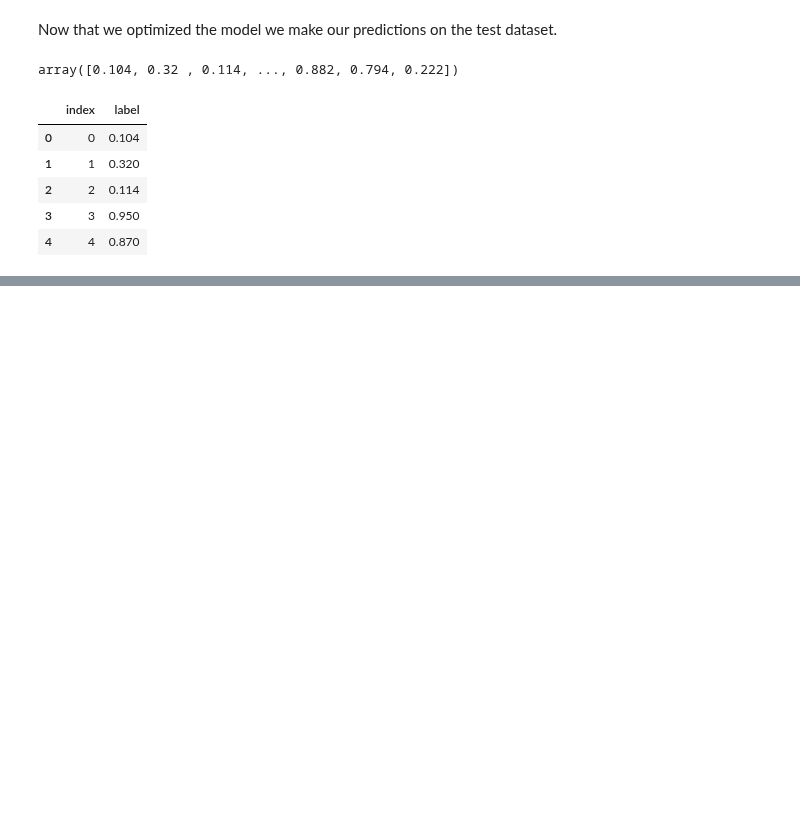
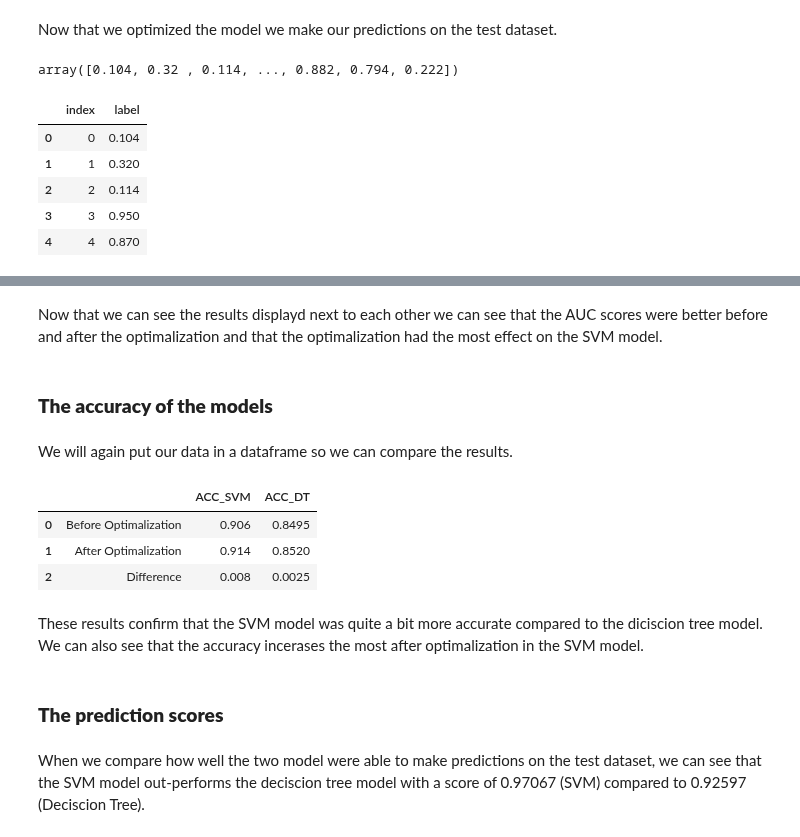
Before and after one commit to JanaDeCoster/Machine_Learning_course_UGent_D012554_kaggle, a Jupyter notebook: Kaggle_eye_blinking_prediciton.ipynb, the cells around one changed output, grey strips where cells are left out. Saved outputs shown, nothing was run; the diff lists cells and outputs as text; code cells hidden in the pictures; blank space fills up the shorter version.

```diff
--- a/Kaggle_eye_blinking_prediciton.ipynb
+++ b/Kaggle_eye_blinking_prediciton.ipynb
@@ -453,0 +479,23 @@ As we already suspected, this model scores less than the SVM model. We get a sco
+# %% [markdown]
+Now that we can see the results displayd next to each other we can see that the AUC scores were better before and after the optimalization and that the optimalization had the most effect on the SVM model.
+# %% [markdown]
+### **The accuracy of the models**
+# %% [markdown]
+We will again put our data in a dataframe so we can compare the results.
+# %%
+acc_scores = pd.DataFrame(columns = ['','ACC_SVM','ACC_DT'])
+acc_scores[''] = ['Before Optimalization', 'After Optimalization', 'Difference']
+acc_scores['ACC_SVM'] = [0.906,0.914, 0.914-0.906]
+acc_scores['ACC_DT'] = [0.8494999999999999, 0.852, 0.852-0.8494999999999999]
+acc_scores
+# %% [output]
+|  |  | ACC_SVM | ACC_DT |
+| 0 | Before Optimalization | 0.906 | 0.8495 |
+| 1 | After Optimalization | 0.914 | 0.8520 |
+| 2 | Difference | 0.008 | 0.0025 |
+# %% [markdown]
+These results confirm that the SVM model was quite a bit more accurate compared to the diciscion tree model. We can also see that the accuracy incerases the most after optimalization in the SVM model.
+# %% [markdown]
+### **The prediction scores**
+# %% [markdown]
+When we compare how well the two model were able to make predictions on the test dataset, we can see that the SVM model out-performs the deciscion tree model with a score of 0.97067 (SVM) compared to  0.92597 (Deciscion Tree).
```
Also changed, not shown: parts of 7 cells of this notebook.
